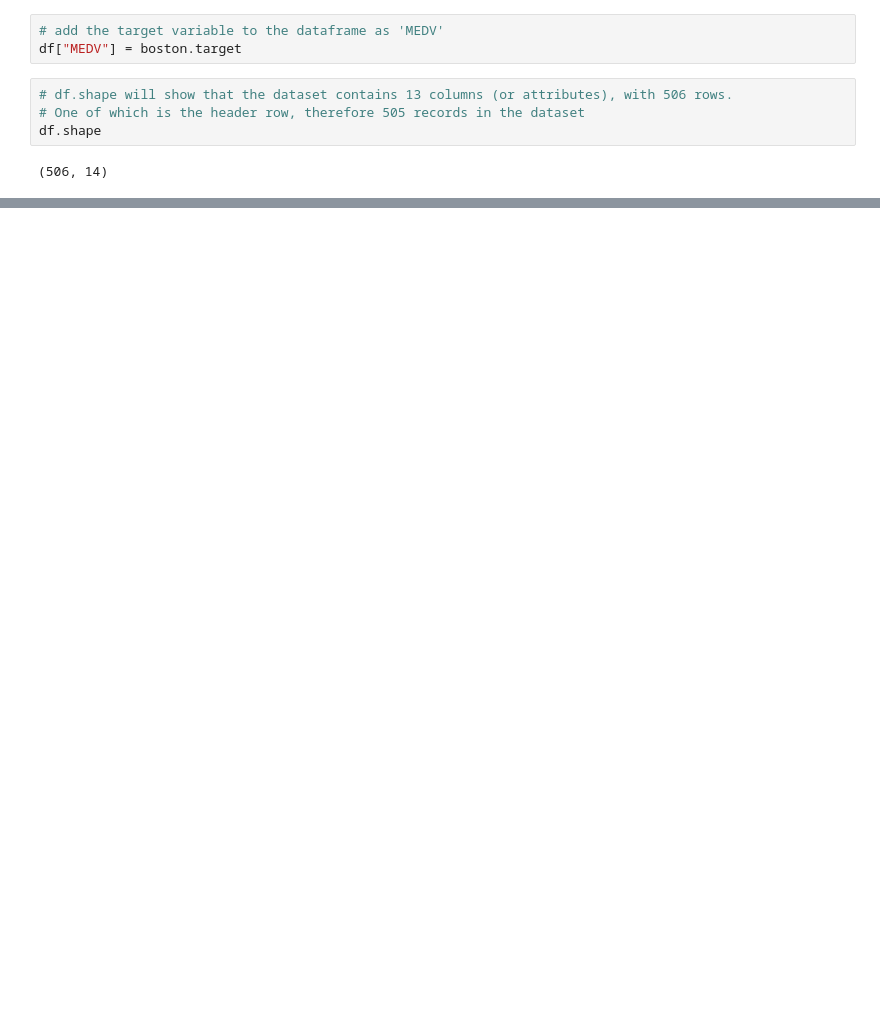
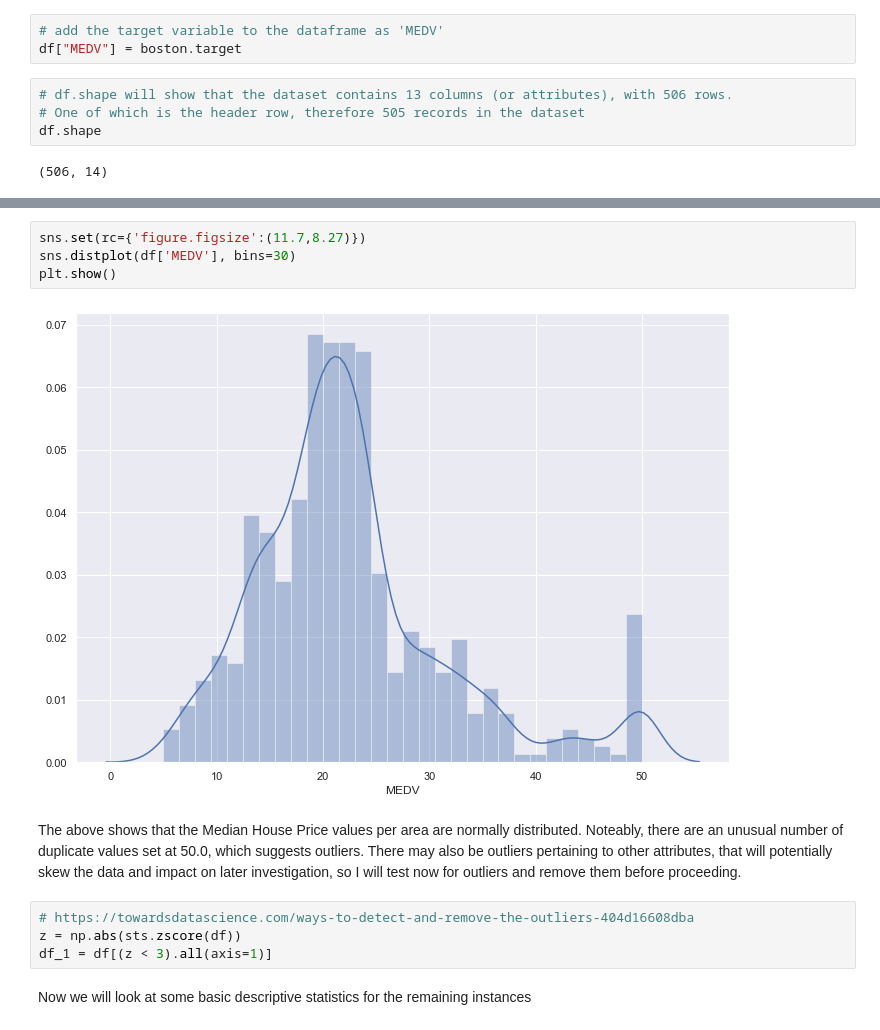
Before and after one commit to rhiggins2308/ML_Stats_Assessment2019, a Jupyter notebook: A Statistical Analysis of the Boston House Prices Dataset.ipynb, the cells around one changed output, grey strips where cells are left out. Saved outputs shown, nothing was run; the diff lists cells and outputs as text; blank space fills up the shorter version.

Commit message:
Descriptive Stats - start

```diff
--- a/A Statistical Analysis of the Boston House Prices Dataset.ipynb
+++ b/A Statistical Analysis of the Boston House Prices Dataset.ipynb
@@ -120,0 +139,16 @@ dfNotCharles
+# %%
+sns.set(rc={'figure.figsize':(11.7,8.27)})
+sns.distplot(df['MEDV'], bins=30)
+plt.show()
+# %% [output]
+[figure, added]
+# %% [markdown]
+The above shows that the Median House Price values per area are normally distributed.
+Noteably, there are an unusual number of duplicate values set at 50.0, which suggests outliers.
+There may also be outliers pertaining to other attributes, that will potentially skew the data and impact on later investigation, so I will test now for outliers and remove them before proceeding.
+# %%
+# https://towardsdatascience.com/ways-to-detect-and-remove-the-outliers-404d16608dba
+z = np.abs(sts.zscore(df))
+df_1 = df[(z < 3).all(axis=1)]
+# %% [markdown]
+Now we will look at some basic descriptive statistics for the remaining instances
```
Also changed, not shown: parts of 35 cells of this notebook.
